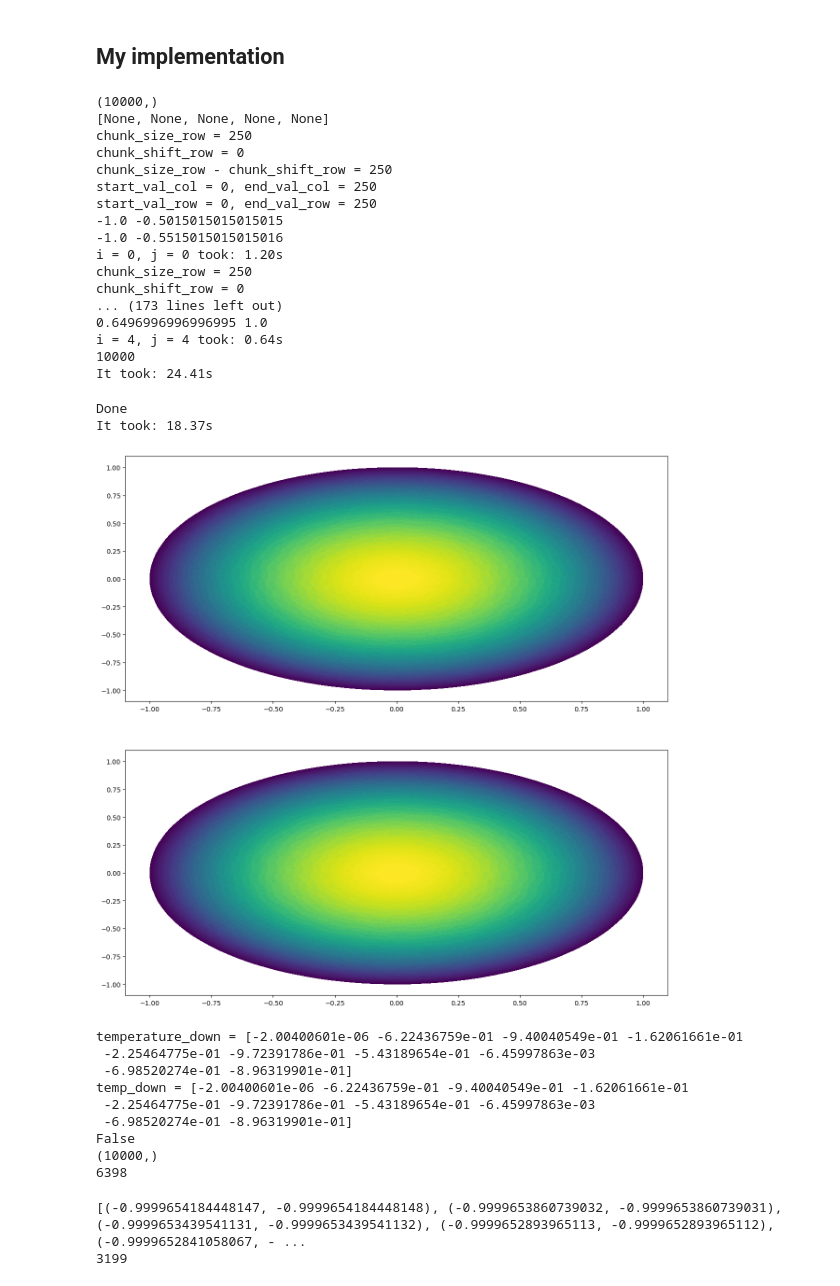
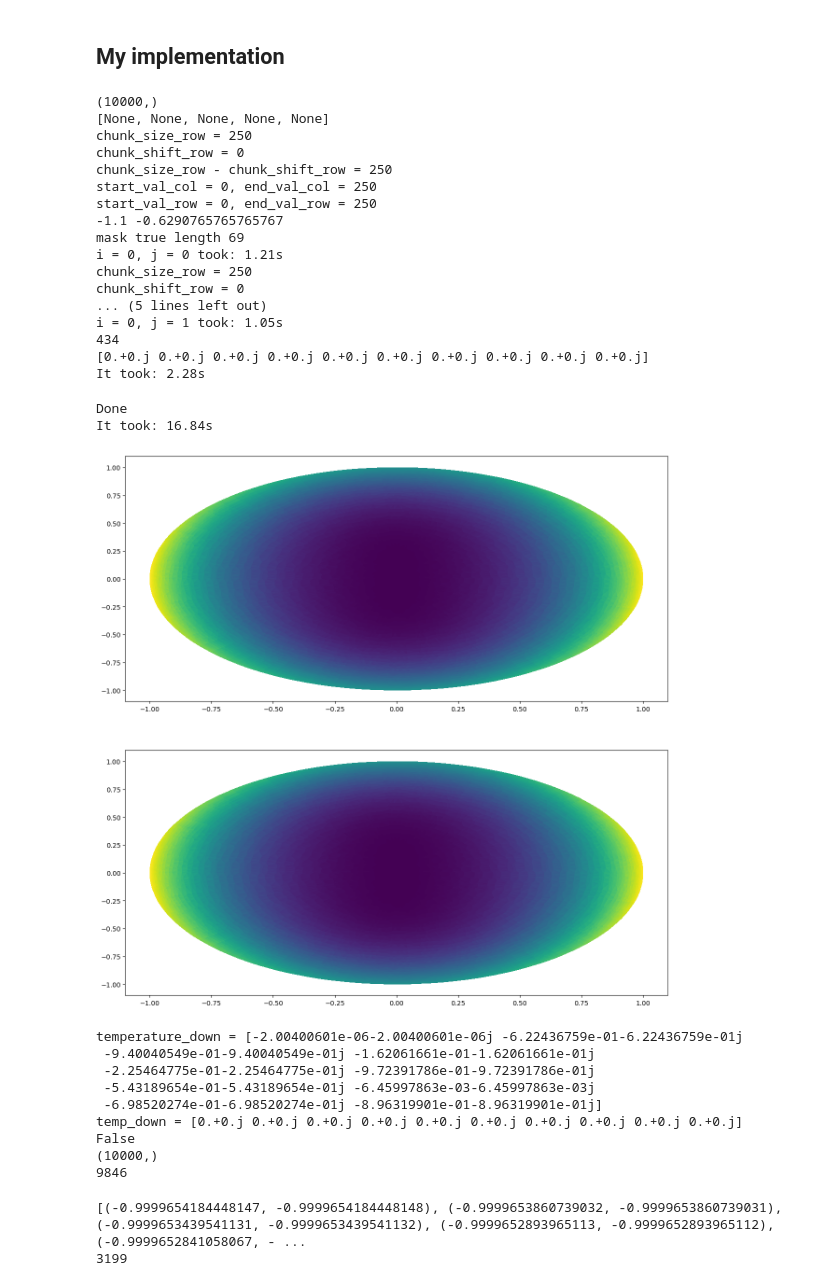
Before and after one commit to S-T-Norway/CIMR-RGB, a Jupyter notebook: src/cimr-grasp/Chunking.ipynb, the cells around one changed output. Drawn from its saved outputs; the diff is of its cells as text; code cells hidden in the pictures.

```diff
--- a/src/cimr-grasp/Chunking.ipynb
+++ b/src/cimr-grasp/Chunking.ipynb
@@ -1990,10 +1990,10 @@ np.random.seed(56)
 n_rows = 1000
 n_cols = 1000
 # Generate random non-rectilinear grid points and temperature values (10,000 by 10,000)
-x_lin = np.linspace(-1, 1, n_rows)
-y_lin = np.linspace(-1, 1, n_cols)
+x_lin = np.linspace(-1.1, 1, n_rows)
+y_lin = np.linspace(-1.1, 1, n_cols)
 X, Y = np.meshgrid(x_lin, y_lin)
-temperature = -(X**2 + Y**2)
+temperature = -(X**2 + Y**2) - 1j * X #-(X**2 + Y**2)
 #sigma = 1.0
 #mu = 0.0
 #temperature = np.exp(-((X - mu)**2 + (Y - mu)**2) / (2 * sigma**2))
@@ -2006,7 +2006,7 @@ theta_grid, phi_grid = np.meshgrid(theta, phi)
 # Its cartesian representation
 x_down = np.ravel(np.sin(theta_grid) * np.cos(phi_grid))
 y_down = np.ravel(np.sin(theta_grid) * np.sin(phi_grid))
-temp_down = np.zeros_like(x_down)
+temp_down = np.zeros_like(x_down, dtype = complex)
 #x_down, y_down = np.meshgrid(x_down, y_down)
 
 print(np.shape(x_down))
@@ -2048,7 +2048,7 @@ print(x_min_list)
 #exit()
 
 # Creating a loop over all chunks + some leftover values
-for i in range(0, num_chunks + 1, 1):
+for i in range(0, 1): #num_chunks + 1, 1):
     if i < num_chunks:
         start_val_row  = i * chunk_size_row - chunk_shift_row
         end_val_row    = (i + 1) * chunk_size_row - chunk_shift_row
@@ -2056,7 +2056,7 @@ for i in range(0, num_chunks + 1, 1):
         start_val_row  = i * chunk_size_row - chunk_shift_row
         end_val_row    = len(x_lin) #- 1
 
-    for j in range(0, num_chunks + 1, 1):
+    for j in range(0, 2):#num_chunks + 1, 1):
         #print(j)
         if j < num_chunks:
             #start_val_row = i * chunk_size_row
@@ -2092,6 +2092,7 @@ for i in range(0, num_chunks + 1, 1):
         y_origin_chunk = Y[start_val_row:end_val_row, start_val_col:end_val_col]
         temp_chunk     = temperature[start_val_row:end_val_row, start_val_col:end_val_col]
 
+        #print(f"temp_chunk = {temp_chunk}")
         #print(np.shape(x_origin_chunk))
 
         # The grid boundaries should stay the same regaraless of the amount of chunks we choose,
@@ -2118,6 +2119,8 @@ for i in range(0, num_chunks + 1, 1):
             x_min_list[j] = x_max_list[j-1]
             x_max_list[j] = x_origin_chunk.max() - overlap_margin * chunk_size_row * np.abs(x_lin[-1] - x_lin[0]) / n_rows #* (1 - overlap_margin)
 
+        #print(x_min_list[j])
+        #print(x_max_list[j])
         #x_min_list.append(x_min)
         #x_max_list.append(x_max)
 
@@ -2137,7 +2140,7 @@ for i in range(0, num_chunks + 1, 1):
             y_min_list[i] = y_max_list[i-1]
             y_max_list[i] = y_origin_chunk.max() - overlap_margin * chunk_size_col * np.abs(y_lin[-1] - y_lin[0]) / n_cols #* (1 - overlap_margin)
 
-        print(x_origin_chunk.min(), x_origin_chunk.max())
+        #print(x_origin_chunk.min(), x_origin_chunk.max())
 
         print(x_min_list[j], x_max_list[j])
 
@@ -2157,11 +2160,15 @@ for i in range(0, num_chunks + 1, 1):
         original_grid_points_chunk = np.vstack([x_origin_chunk.ravel(), y_origin_chunk.ravel()]).T
         # Getting the chunked temperature values into appropriate format
         temp_chunk = temp_chunk.ravel()
+        #print(temp_chunk[0])
         # Interpolating given temperature chunk (portion)
         start_time = time.time()
         temp_down_chunk = griddata(original_grid_points_chunk, temp_chunk, (x_down_chunk_cropped, y_down_chunk_cropped), method='linear')
+        #print(f"temp_down_chunk = {temp_down_chunk[0:10]}")
         # Saving the interpolated portion into the main temperature array
         temp_down[mask] = temp_down_chunk
+        print(f"mask true length {len(mask[mask == True])}")
+        #print(f"temp_down = {temp_down[0:10]}")
         end_time = time.time() - start_time
         print(f"i = {i}, j = {j} took: {end_time:0.2f}s")
 
@@ -2179,6 +2186,8 @@ for i in range(0, num_chunks + 1, 1):
 
     #print(np.shape(x_down_chunk_cropped))
 print(np.sum(test_list))
+
+print(temp_down[0:10])
 
 #for i in range(num_chunks):
 #    for j in range(num_chunks):
@@ -2235,16 +2244,16 @@ chunk_shift_row = 0
 chunk_size_row - chunk_shift_row = 250
 start_val_col = 0, end_val_col = 250
 start_val_row = 0, end_val_row = 250
--1.0 -0.5015015015015015
--1.0 -0.5515015015015016
-i = 0, j = 0 took: 1.20s
+-1.1 -0.6290765765765767
+mask true length 69
+i = 0, j = 0 took: 1.21s
 chunk_size_row = 250
 chunk_shift_row = 0
-... (173 lines left out)
-0.6496996996996995 1.0
-i = 4, j = 4 took: 0.64s
-10000
-It took: 24.41s
+... (5 lines left out)
+i = 0, j = 1 took: 1.05s
+434
+[0.+0.j 0.+0.j 0.+0.j 0.+0.j 0.+0.j 0.+0.j 0.+0.j 0.+0.j 0.+0.j 0.+0.j]
+It took: 2.28s
 # %%
 print(x_down_chunk)
 print(y_down_chunk)
@@ -2272,23 +2281,23 @@ end_time_tot = time.time() - start_time_tot
 print(f"It took: {end_time_tot:0.2f}s")
 # %% [output]
 Done
-It took: 18.37s
+It took: 16.84s
 # %%
 import matplotlib.tri as tri
 
 #triang = tri.Triangulation(x_down_chunk_cropped, y_down_chunk_cropped)
 
 #triang = tri.Triangulation(theta_grid.ravel(), phi_grid.ravel())
 
 triang_chunk = tri.Triangulation(x_down, y_down)
 
 cmap = plt.get_cmap('afmhot')
 fig, axes = plt.subplots(2,1, figsize=(15,15))
 
-im = axes[0].tripcolor(triang_chunk, temperature_down, cmap='viridis')
-im = axes[1].tripcolor(triang_chunk, temp_down, cmap='viridis')
+im = axes[0].tripcolor(triang_chunk, np.abs(temperature_down)**2, cmap='viridis')
+im = axes[1].tripcolor(triang_chunk, np.abs(temp_down)**2, cmap='viridis')
 # %% [output]
-[figure, old version]
+[figure, new version]
 # %%
 print(f"temperature_down = {temperature_down[100:110]}")
 print(f"temp_down = {temp_down[100:110]}")
@@ -2300,15 +2309,15 @@ differences = set(temperature_down).symmetric_difference(set(temp_down))
 print(temperature_down.shape)
 print(len(differences))
 # %% [output]
-temperature_down = [-2.00400601e-06 -6.22436759e-01 -9.40040549e-01 -1.62061661e-01
- -2.25464775e-01 -9.72391786e-01 -5.43189654e-01 -6.45997863e-03
- -6.98520274e-01 -8.96319901e-01]
-temp_down = [-2.00400601e-06 -6.22436759e-01 -9.40040549e-01 -1.62061661e-01
- -2.25464775e-01 -9.72391786e-01 -5.43189654e-01 -6.45997863e-03
- -6.98520274e-01 -8.96319901e-01]
+temperature_down = [-2.00400601e-06-2.00400601e-06j -6.22436759e-01-6.22436759e-01j
+ -9.40040549e-01-9.40040549e-01j -1.62061661e-01-1.62061661e-01j
+ -2.25464775e-01-2.25464775e-01j -9.72391786e-01-9.72391786e-01j
+ -5.43189654e-01-5.43189654e-01j -6.45997863e-03-6.45997863e-03j
+ -6.98520274e-01-6.98520274e-01j -8.96319901e-01-8.96319901e-01j]
+temp_down = [0.+0.j 0.+0.j 0.+0.j 0.+0.j 0.+0.j 0.+0.j 0.+0.j 0.+0.j 0.+0.j 0.+0.j]
 False
 (10000,)
-6398
+9846
 # %%
 diff = list(zip(np.setdiff1d(temp_down, temperature_down), np.setdiff1d(temperature_down, temp_down)))
 print(diff[10:20])
```
Also changed, not shown: 2 other files.
